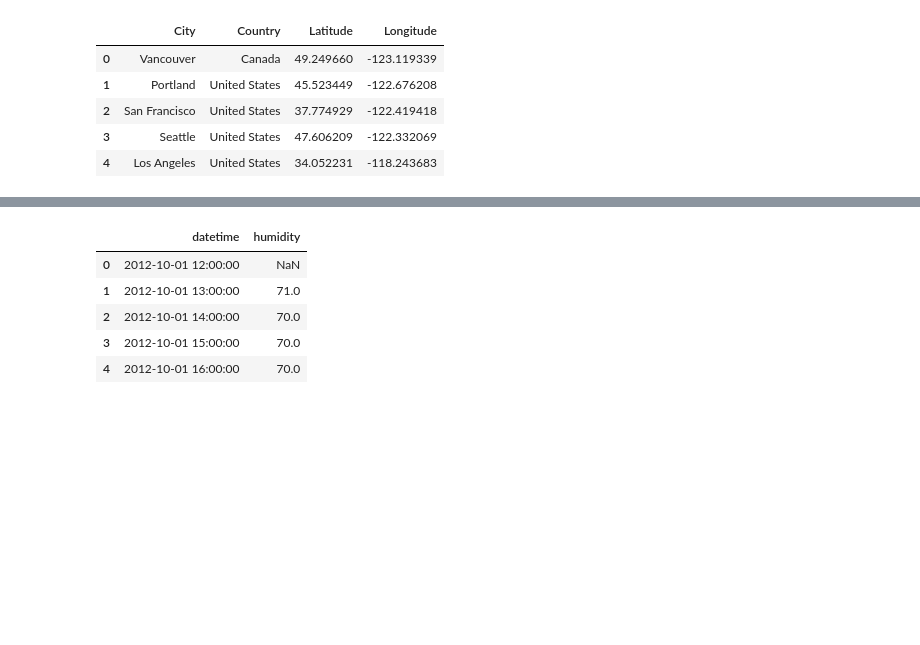
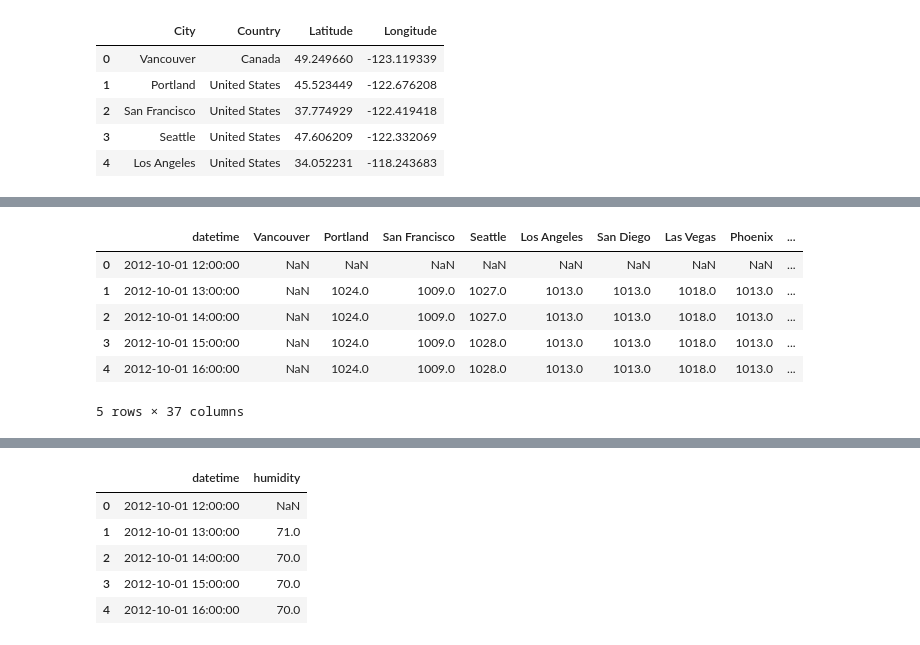
Before and after one commit to gt2199/Capstone-Two, a Jupyter notebook: notebooks/data_wrangling.ipynb, the cells around one changed output, grey strips where cells are left out. Saved outputs shown, nothing was run; the diff lists cells and outputs as text; code cells hidden in the pictures; blank space fills up the shorter version.

```diff
--- a/notebooks/data_wrangling.ipynb
+++ b/notebooks/data_wrangling.ipynb
@@ -87,0 +87,10 @@ city_data.head()
+# %%
+pressure_data.head()
+# %% [output]
+|  | datetime | Vancouver | Portland | San Francisco | Seattle | Los Angeles | San Diego | Las Vegas | Phoenix | ... |
+| 0 | 2012-10-01 12:00:00 | NaN | NaN | NaN | NaN | NaN | NaN | NaN | NaN | ... |
+| 1 | 2012-10-01 13:00:00 | NaN | 1024.0 | 1009.0 | 1027.0 | 1013.0 | 1013.0 | 1018.0 | 1013.0 | ... |
+| 2 | 2012-10-01 14:00:00 | NaN | 1024.0 | 1009.0 | 1027.0 | 1013.0 | 1013.0 | 1018.0 | 1013.0 | ... |
+| 3 | 2012-10-01 15:00:00 | NaN | 1024.0 | 1009.0 | 1028.0 | 1013.0 | 1013.0 | 1018.0 | 1013.0 | ... |
+| 4 | 2012-10-01 16:00:00 | NaN | 1024.0 | 1009.0 | 1028.0 | 1013.0 | 1013.0 | 1018.0 | 1013.0 | ... |
+5 rows × 37 columns
```
Also changed, not shown: parts of 21 cells of this notebook, 3 other files.
